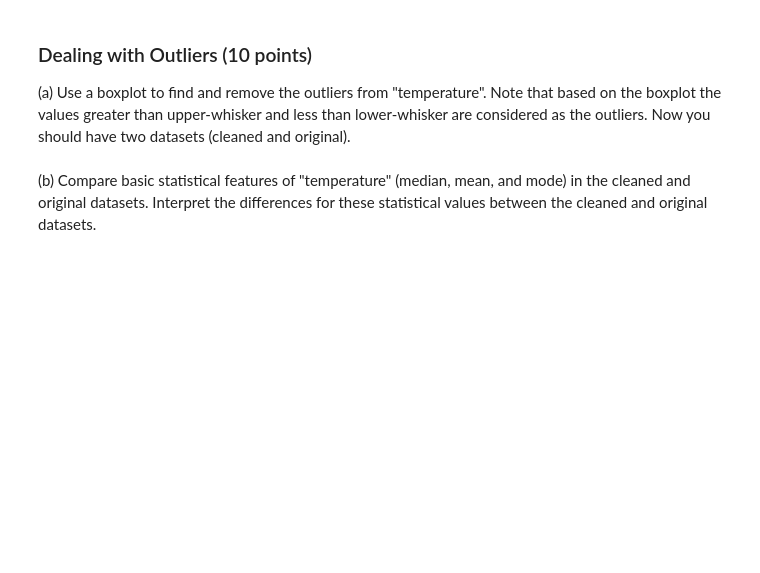
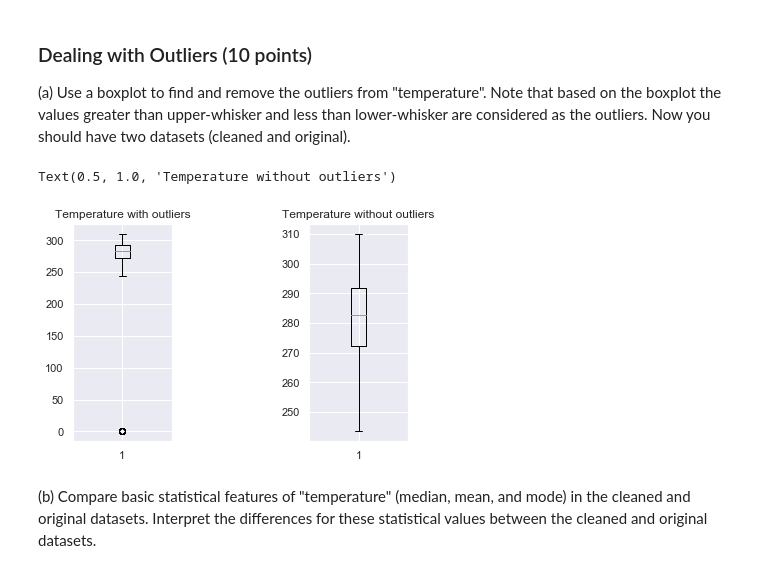
Before and after one commit to muhammad-usman-108/Data-Science-Supervised-Learning, a Jupyter notebook: IDS_Assignment_Part1.ipynb, the cells around one changed output. Drawn from its saved outputs; the diff is of its cells as text; code cells hidden in the pictures; blank space fills up the shorter version.

```diff
--- a/IDS_Assignment_Part1.ipynb
+++ b/IDS_Assignment_Part1.ipynb
@@ -93,2 +73,38 @@ export_csv = df_percent.to_csv (r'D:\\Google Drive\\RWTH\\Introduction To Data S
+# %%
+# Your code:
+import matplotlib.pyplot as plt
+import numpy as np
+
+# path of exported dataset - now use this dataset for next steps as original dataset
+data_url = 'D:\\Google Drive\\RWTH\\Introduction To Data Science\\Assignment Part 1\\population_density_categorical.csv'
+
+# read data from csv file as pandas dataframe
+df_original = pd.read_csv(data_url)
+
+upper_quartile = df_original["temperature"].quantile(0.75)
+lower_quartile = df_original["temperature"].quantile(0.25)
+IQR = (upper_quartile - lower_quartile)
+upperFence = upper_quartile + 1.5 * IQR
+lowerFence = lower_quartile - 1.5 * IQR
+
+# removing outliers - Cleaning the data
+df_cleaned = df_original[df_original.temperature > lowerFence]
+df_cleaned = df_cleaned[df_original.temperature < upperFence]
+
+# After removing the outliers, export the cleaned dataset into CSV file - named 'population_density_categorical_clean.csv'
+export_csv = df_cleaned.to_csv (r'D:\\Google Drive\\RWTH\\Introduction To Data Science\\Assignment Part 1\\population_density_categorical_clean.csv')
+
+# plotting_before_removing_outliers
+plt.subplot(131)
+plt.boxplot(df_original["temperature"])
+plt.title('Temperature with outliers')
+
+# plotting_after_removing_outliers
+plt.subplot(133)
+plt.boxplot(df_cleaned["temperature"])
+plt.title('Temperature without outliers')
+# %% [output]
+Text(0.5, 1.0, 'Temperature without outliers')
+[figure, added]
 # %% [markdown]
    (b) Compare basic statistical features of "temperature" (median, mean, and mode) in the cleaned and original datasets.    Interpret the differences for these statistical values between the cleaned and original datasets.
```
Also changed, not shown: parts of 16 cells of this notebook.
